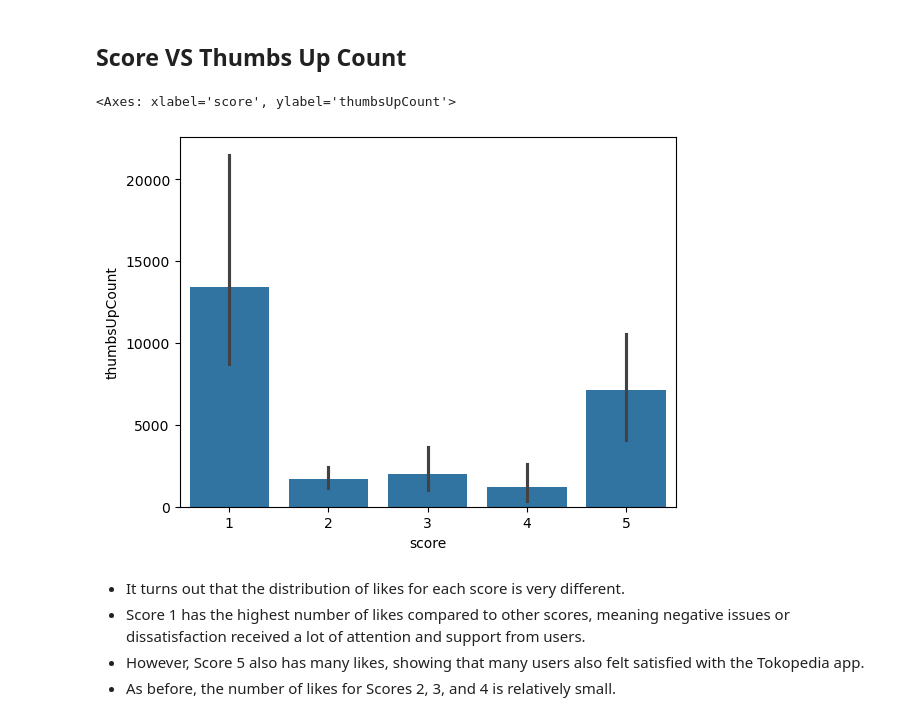
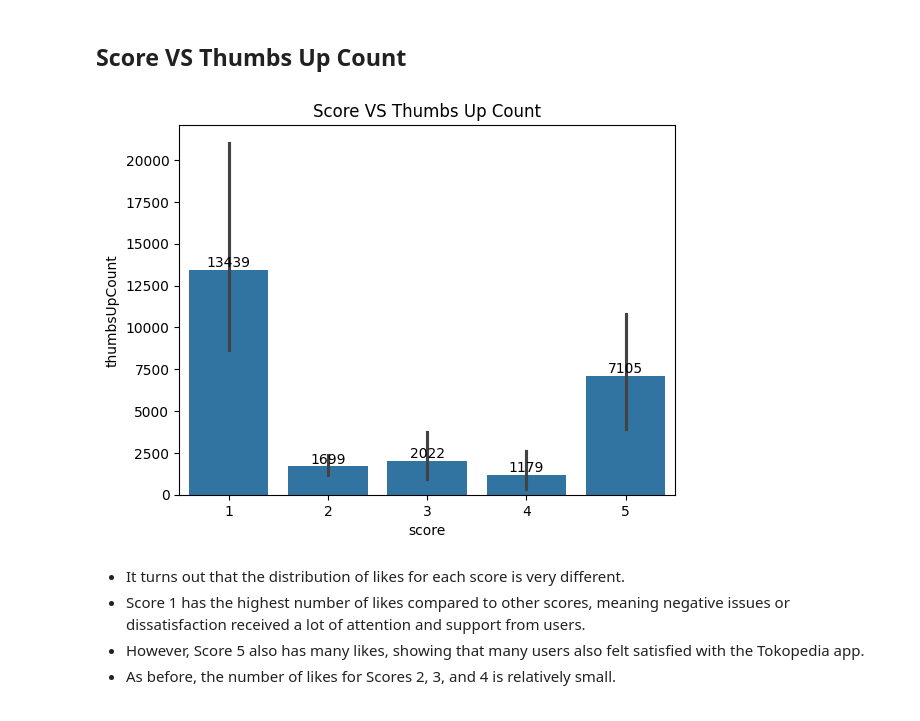
Before and after one commit to WayanArdike/gopay, a Jupyter notebook: study-case-tokopedia.ipynb, the cells around one changed output. Saved outputs shown, nothing was run; the diff lists cells and outputs as text; code cells hidden in the pictures.

```diff
--- a/study-case-tokopedia.ipynb
+++ b/study-case-tokopedia.ipynb
@@ -327,10 +336,12 @@ sns.countplot(data=data, x='majorVersion') # To show major version app distribut
 ## Score VS Thumbs Up Count
 # %%
 # To show distribution thumbs up count per score.
-sns.barplot(data=data, x='score', y='thumbsUpCount', estimator="sum")
+ax = sns.barplot(data=data, x='score', y='thumbsUpCount', estimator="sum")
+ax.bar_label(ax.containers[0], fontsize=10)
+plt.title('Score VS Thumbs Up Count')
+plt.show()
 # %% [output]
-<Axes: xlabel='score', ylabel='thumbsUpCount'>
-[figure, old version]
+[figure, new version]
 # %% [markdown]
 - It turns out that the distribution of likes for each score is very different.
 - Score 1 has the highest number of likes compared to other scores, meaning negative issues or dissatisfaction received a lot of attention and support from users.
```
Also changed, not shown: parts of 13 cells of this notebook.
